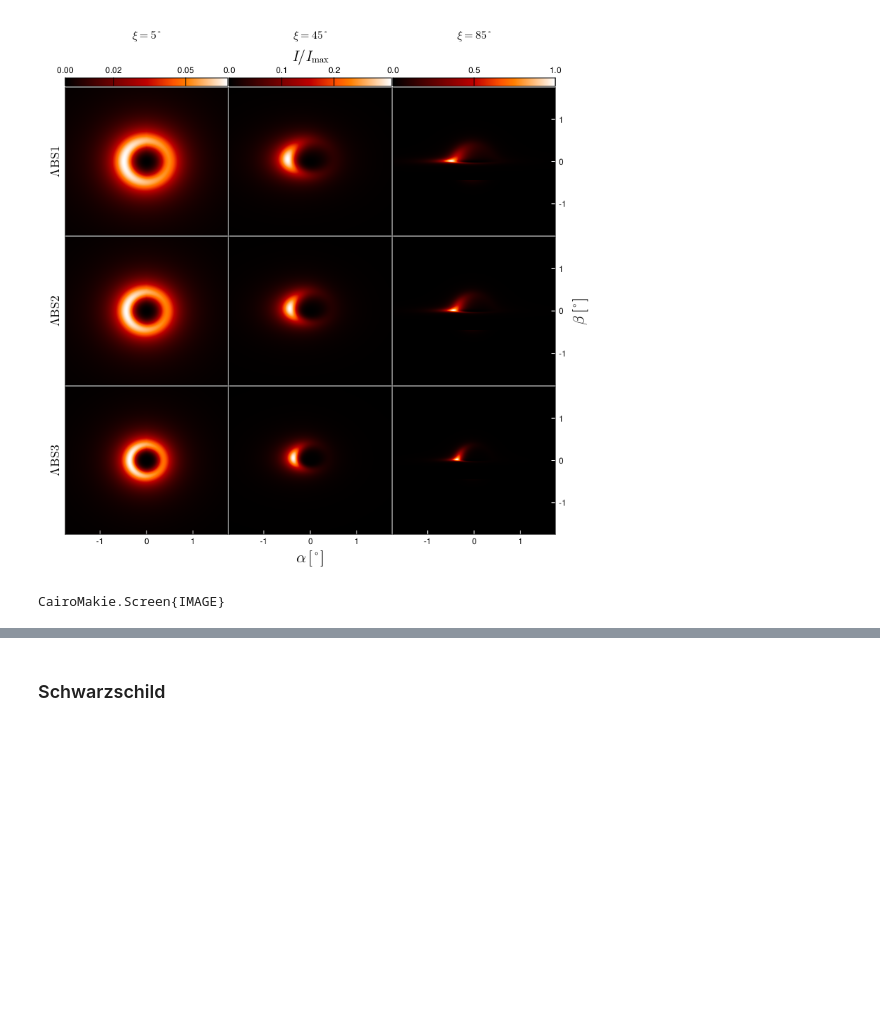
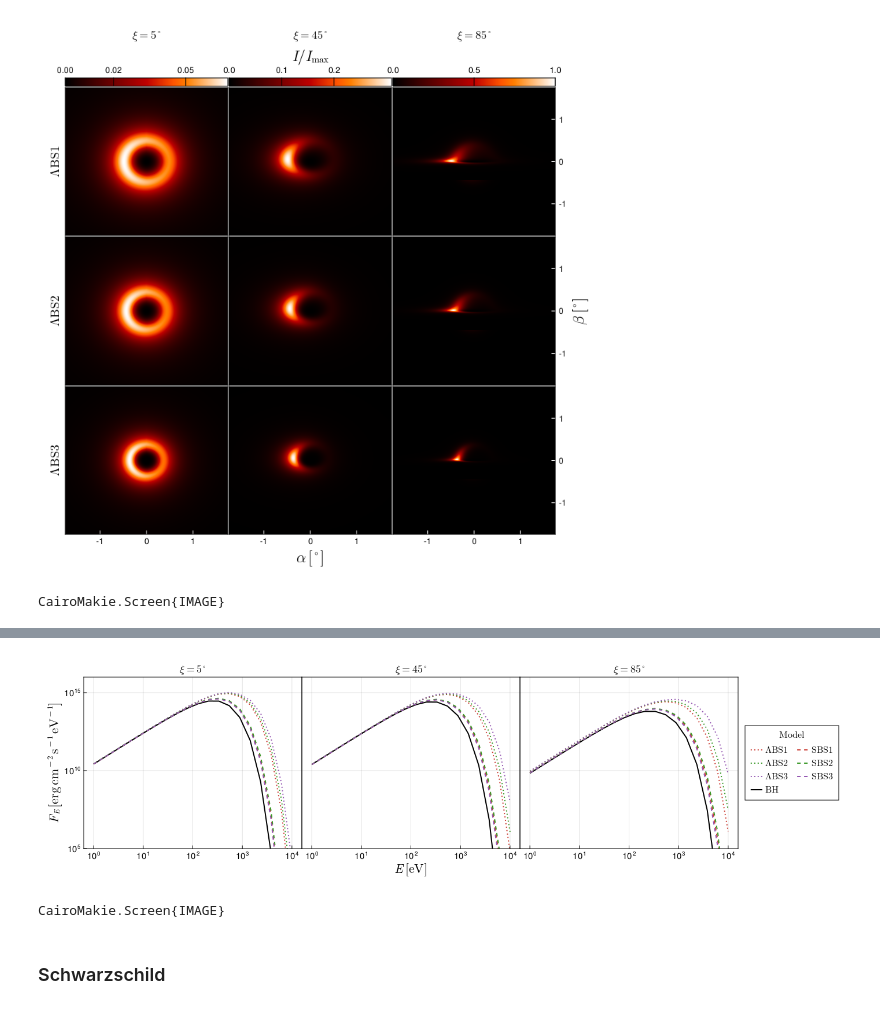
Before and after one commit to joaquinpelle/BosonStars, a Jupyter notebook: bosonstar.ipynb, the cells around one changed output, grey strips where cells are left out. Drawn from its saved outputs; the diff is of its cells as text; code cells hidden in the pictures; blank space fills up the shorter version.

```diff
--- a/bosonstar.ipynb
+++ b/bosonstar.ipynb
@@ -143,0 +197,7 @@ CairoMakie.Screen{IMAGE}
+# %%
+ε = eV_to_erg(1.0)
+obs_energies = ε*exp10.(range(0.0, stop=4.0, length=20))
+
+data_LBS = get_data("LBS", obs_energies)
+data_SBS = get_data("SBS", obs_energies)
+data_SCH = get_data_schw(obs_energies)
@@ -143,0 +209,70 @@ CairoMakie.Screen{IMAGE}
+# %%
+axes = Matrix{Axis}(undef, 1,3)
+set_theme!(; fonts = (; regular = "Times New Roman"))
+layout = GridLayout(1,3)
+fig = Figure(layout = layout, resolution = (1400,400))
+inclination_labels = [L"\xi = 5^\circ", L"\xi = 45^\circ", L"\xi = 85^\circ"]
+
+for j in 1:3
+    axes[j] = Axis(fig[1,j])
+end
+
+axleft = axes[1,1]
+axmid = axes[1,2]
+axright = axes[1,3]
+
+#Link axes and hide decorations of non-right and non-bottom axes
+#axis linking is redundant here (the ranges coincide already), but just in case
+linkyaxes!(axleft, axmid)
+linkyaxes!(axleft, axright)
+hideydecorations!(axmid, grid=false)
+hideydecorations!(axright, grid=false)
+
+#Only show xlabel for middle column
+axleft.xlabelvisible = false
+axright.xlabelvisible = false
+
+axleft.ylabel = L"F_E \,[\text{erg} \, \text{cm}^{-2} \, \text{s}^{-1}\,\text{eV}^{-1}]"
+axleft.ylabelsize = 22
+axleft.yticklabelsize = 12
+axleft.ytickalign = 1
+
+for j in 1:3
+    ax = axes[1,j]
+    for i in [1,2,3]
+        FL = data_LBS[i,j]
+        labelL = L"%$(model_labelsL[i])"#, %$(inclination_labels[j])"
+        lines!(ax, erg_to_eV(obs_energies), eV_to_erg(FL); linewidth=2.0, color=colors[i], linestyle=:dot, label=labelL)
+    end
+    FSCH = data_SCH[j]
+    lines!(ax, erg_to_eV(obs_energies), eV_to_erg(FSCH); linewidth=2.0, color=:black, linestyle=:solid, label=L"\text{BH}")
+    # axislegend(ax;labelsize=20, position=:lb)
+    ylims!(ax, 1e5, 1e16)
+    ax.xscale = log10
+    ax.yscale = log10
+    ax.title = inclination_labels[j]
+    ax.titlesize = 18
+    ax.xlabel = L"E \, [\text{eV}]"
+    ax.xlabelsize = 22
+    ax.ylabelsize = 22
+    ax.xticklabelsize = 15
+    ax.yticklabelsize = 15
+    ax.xtickalign = 1
+    # supertitle = Label(fig[0,j], inclination_labels[j], justification=:center, fontsize=16, color=:black)
+    # supertitle.tellwidth = false
+    # supertitle.padding = (0.0, 0.0, 10.0, 0.0)
+    for i in [1,2,3]
+        FS = data_SBS[i,j]
+        labelS = L"%$(model_labelsS[i])"#, %$(inclination_labels[j])"
+        lines!(ax, erg_to_eV(obs_energies), eV_to_erg(FS); linewidth=2.0, color=colors[i], linestyle=:dash, label=labelS)
+    end
+end
+
+leg = Legend(fig[1,4], axright, L"\text{Model}", nbanks = 4, tellwidth=true, tellheight=false, orientation=:horizontal)
+colgap!(fig.layout, 0)
+colgap!(fig.layout, 3, 12)
+display(fig)
+save("plots/spectra.png", fig)
+# %% [output]
+[figure, added]
+CairoMakie.Screen{IMAGE}
```
Also changed, not shown: parts of 9 cells of this notebook, 4 other files.
